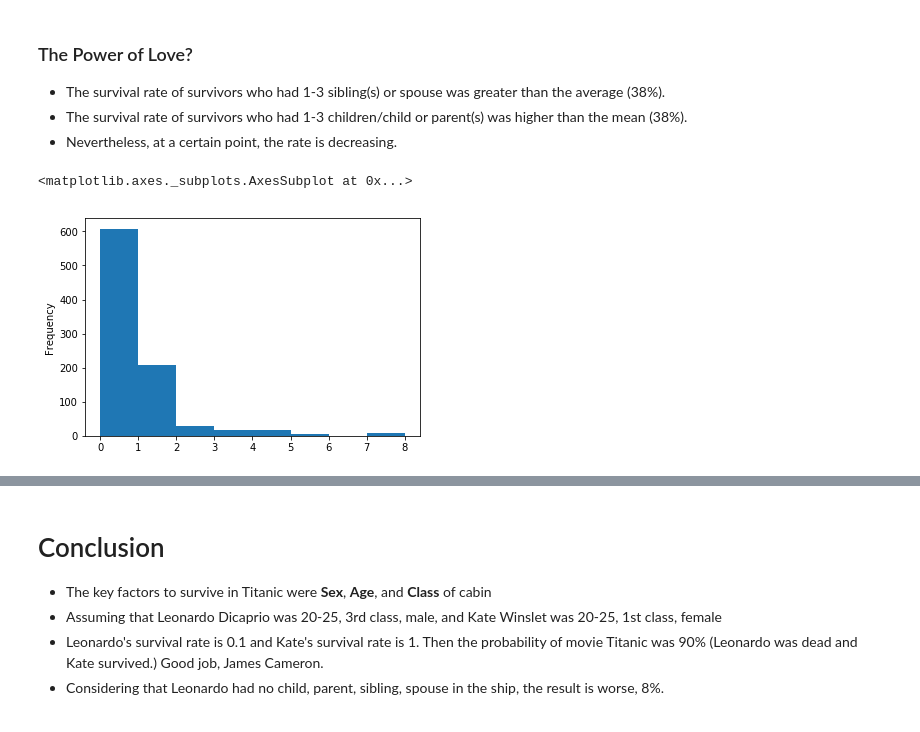
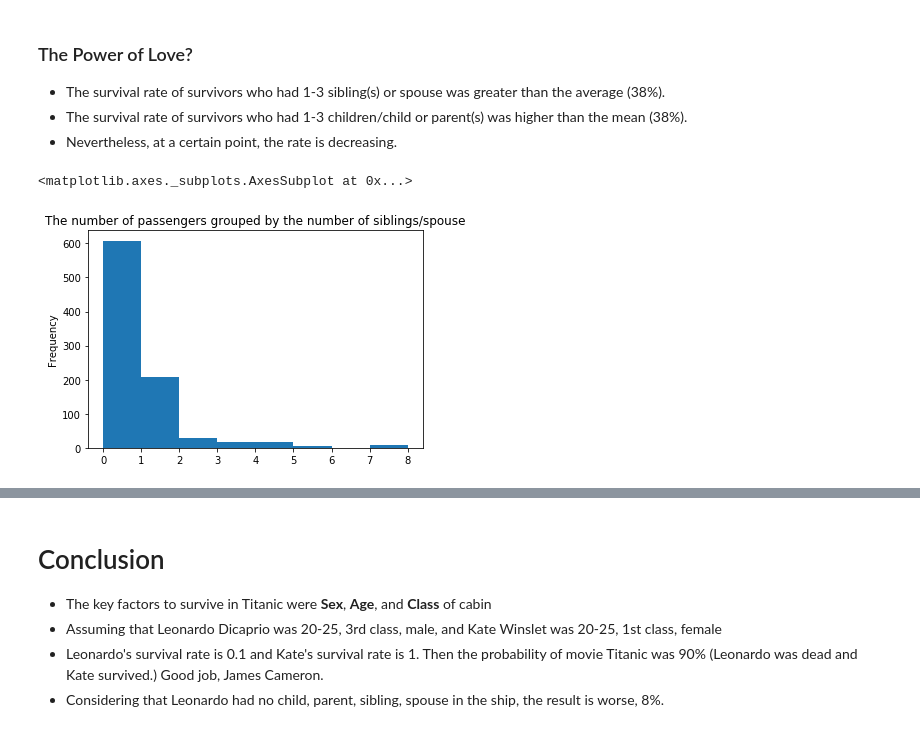
Before and after one commit to marcosdeseul/data-analysis, a Jupyter notebook: titanic-data-analysis/Titanic data.ipynb, the cells around one changed output, grey strips where cells are left out. Cells and saved outputs as stored; diff of their text form; code cells hidden in the pictures.

```diff
--- a/titanic-data-analysis/Titanic data.ipynb
+++ b/titanic-data-analysis/Titanic data.ipynb
@@ -319,7 +318,7 @@ df["SibSp"].plot(kind="hist", bins=8)
 - The survival rate of survivors who had 1-3 children/child or parent(s) was higher than the mean (38%).
 - Nevertheless, at a certain point, the rate is decreasing.
 # %%
-df["SibSp"].plot(kind="hist", bins=8)
+df["SibSp"].plot(kind="hist", bins=8, title="The number of passengers grouped by the number of siblings/spouse")
 # %% [output]
 <matplotlib.axes._subplots.AxesSubplot at 0x...>
-[figure, old version]
+[figure, new version]
```
Also changed, not shown: parts of 16 cells of this notebook, 1 other file.
